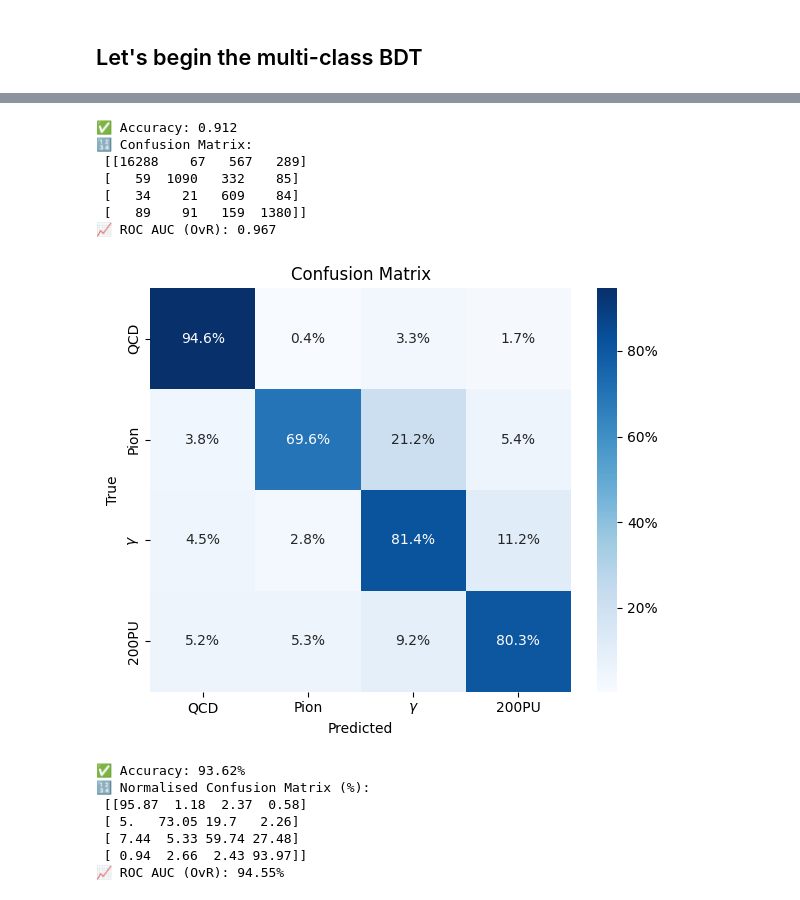
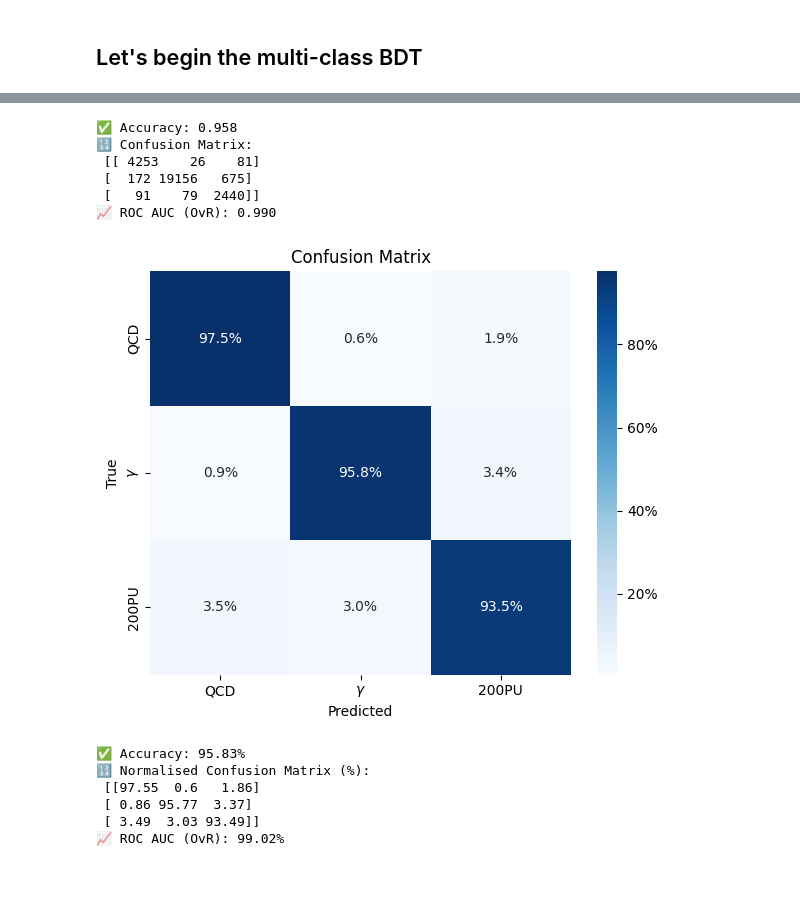
Before and after one commit to tdebnath16/shower_shape_studies, a Jupyter notebook: training_newalgo.ipynb, the cells around one changed output, grey strips where cells are left out. Drawn from its saved outputs; the diff is of its cells as text; code cells hidden in the pictures.

```diff
--- a/training_newalgo.ipynb
+++ b/training_newalgo.ipynb
@@ -84,7 +124,7 @@ PU_df_p045 = pd.read_hdf(PU200_cl3d_p045)
 ### Until this point, it is evident that with coarser granularity, the number of clusters increase!
 # %%
 # Delta r filter
-photon_df_Ref_filtered = ana.filter_by_delta_r(photon_df_Ref, "cl3d_Ref", 0.05)
-photon_df_p016_filtered = ana.filter_by_delta_r(photon_df_p016, "cl3d_p016Tri", 0.05)
-photon_df_p03_filtered = ana.filter_by_delta_r(photon_df_p03, "cl3d_p03Tri", 0.05)
-photon_df_p045_filtered = ana.filter_by_delta_r(photon_df_p045, "cl3d_p045Tri", 0.05)
+photon_df_Ref_filtered = ana.filter_by_delta_r(photon_df_Ref, "cl3d_Ref", 0.1)
+photon_df_p016_filtered = ana.filter_by_delta_r(photon_df_p016, "cl3d_p016Tri", 0.1)
+photon_df_p03_filtered = ana.filter_by_delta_r(photon_df_p03, "cl3d_p03Tri", 0.1)
+photon_df_p045_filtered = ana.filter_by_delta_r(photon_df_p045, "cl3d_p045Tri", 0.1)
@@ -103,27 +137,27 @@ qcd_df_p045_filtered = ana.filter_by_delta_r(qcd_df_p045, "cl3d_p045Tri", 0.5)
 # %% [markdown]
 ## Let's begin the multi-class BDT
 # %%
-# Ref
-'''photon_df_Ref_filtered['label'] = 0
-pion_df_Ref_filtered['label'] = 1
+'''# Ref
+photon_df_Ref_filtered['label'] = 0
+#pion_df_Ref_filtered['label'] = 3
 qcd_df_Ref_filtered['label'] = 2
-PU_df_Ref['label'] = 3'''
+PU_df_Ref['label'] = 1'''
 
 # p016
 photon_df_p016_filtered['label'] = 0
-pion_df_p016_filtered['label'] = 1
+#pion_df_p016_filtered['label'] = 3
 qcd_df_p016_filtered['label'] = 2
-PU_df_p016['label'] = 3
+PU_df_p016['label'] = 1
 
-# p03
-'''photon_df_p03_filtered['label'] = 0
-pion_df_p03_filtered['label'] = 1
+'''# p03
+photon_df_p03_filtered['label'] = 0
+#pion_df_p03_filtered['label'] = 3
 qcd_df_p03_filtered['label'] = 2
-PU_df_p03['label'] = 3'''
+PU_df_p03['label'] = 1'''
 
-# p045
-'''photon_df_p045_filtered['label'] = 0
-pion_df_p045_filtered['label'] = 1
+'''# p045
+photon_df_p045_filtered['label'] = 0
+#pion_df_p045_filtered['label'] = 3
 qcd_df_p045_filtered['label'] = 2
-PU_df_p045['label'] = 3'''
+PU_df_p045['label'] = 1'''
 # %% [output]
@@ -131,5 +165,5 @@ PU_df_p045['label'] = 3'''
 # %%
-all_dfs = [qcd_df_p016_filtered, photon_df_p016_filtered, pion_df_p016_filtered, PU_df_p016]
+all_dfs = [qcd_df_p016_filtered, photon_df_p016_filtered, PU_df_p016]
 for i in range(len(all_dfs)):
     all_dfs[i] = all_dfs[i][ana.columns_for_training('p016Tri') + ['label']]
 # %%
@@ -145,7 +179,7 @@ X_train, X_test, y_train, y_test, w_train, w_test = train_test_split(
 # %%
 model = xgb.XGBClassifier(
     objective='auc',
-    num_class=4,
+    num_class=3,
     max_depth=5,
     n_estimators=45,
     learning_rate=0.001,
@@ -174,41 +208,40 @@ y_pred = np.argmax(y_pred_proba, axis=1)
 
 acc = accuracy_score(y_test, y_pred)
 conf_mat = confusion_matrix(y_test, y_pred)
-roc_auc = roc_auc_score(label_binarize(y_test, classes=[0, 1, 2, 3]), y_pred_proba, multi_class='ovr')
+roc_auc = roc_auc_score(label_binarize(y_test, classes=[0, 1, 2]), y_pred_proba, multi_class='ovr')
 
 print(f"\n✅ Accuracy: {acc:.3f}")
 print("🔢 Confusion Matrix:\n", conf_mat)
 print(f"📈 ROC AUC (OvR): {roc_auc:.3f}")
 # %% [output]
-✅ Accuracy: 0.912
+✅ Accuracy: 0.958
 🔢 Confusion Matrix:
- [[16288    67   567   289]
- [   59  1090   332    85]
- [   34    21   609    84]
- [   89    91   159  1380]]
-📈 ROC AUC (OvR): 0.967
+ [[ 4253    26    81]
+ [  172 19156   675]
+ [   91    79  2440]]
+📈 ROC AUC (OvR): 0.990
 # %%
 # Row-normalize to percentages
-class_names = ['QCD', 'Pion', r'$\gamma$', '200PU']
+class_names = ['QCD', r'$\gamma$', '200PU']
 conf_mat = np.asarray(conf_mat, dtype=float)
 row_sums = conf_mat.sum(axis=1, keepdims=True)
 conf_mat_pct = np.divide(conf_mat, row_sums, out=np.zeros_like(conf_mat), where=row_sums!=0) * 100.0
 
 # Make pretty percent labels
 annot_labels = np.array([[f"{v:.1f}%" for v in row] for row in conf_mat_pct])
 
 plt.figure(figsize=(6, 5))
 sns.heatmap(conf_mat_pct, annot=annot_labels, fmt="", cmap="Blues",
             xticklabels=class_names, yticklabels=class_names,
             cbar_kws={"format": '%.0f%%'})
 plt.xlabel("Predicted")
 plt.ylabel("True")
 plt.title("Confusion Matrix")
 plt.tight_layout()
 plt.savefig("confusion_matrix_percent.png", dpi=300)
 plt.show()
 # %% [output]
-[figure, old version]
+[figure, new version]
 # %%
 y_pred_proba = model.predict_proba(X_test)
 y_pred = np.argmax(y_pred_proba, axis=1)
@@ -220,7 +253,7 @@ conf_mat = confusion_matrix(y_test, y_pred)
 conf_mat_norm = conf_mat.astype('float') / conf_mat.sum(axis=1)[:, np.newaxis] * 100
 
 roc_auc = roc_auc_score(
-    label_binarize(y_test, classes=[0, 1, 2, 3]),
+    label_binarize(y_test, classes=[0, 1, 2]),
     y_pred_proba,
     multi_class='ovr'
 )
@@ -229,11 +262,10 @@ print(f"\n✅ Accuracy: {acc*100:.2f}%")
 print("🔢 Normalised Confusion Matrix (%):\n", np.round(conf_mat_norm, 2))
 print(f"📈 ROC AUC (OvR): {roc_auc*100:.2f}%")
 # %% [output]
-✅ Accuracy: 93.62%
+✅ Accuracy: 95.83%
 🔢 Normalised Confusion Matrix (%):
- [[95.87  1.18  2.37  0.58]
- [ 5.   73.05 19.7   2.26]
- [ 7.44  5.33 59.74 27.48]
- [ 0.94  2.66  2.43 93.97]]
-📈 ROC AUC (OvR): 94.55%
+ [[97.55  0.6   1.86]
+ [ 0.86 95.77  3.37]
+ [ 3.49  3.03 93.49]]
+📈 ROC AUC (OvR): 99.02%
 # %%
```
Also changed, not shown: parts of 41 cells of this notebook, 6 other files.
